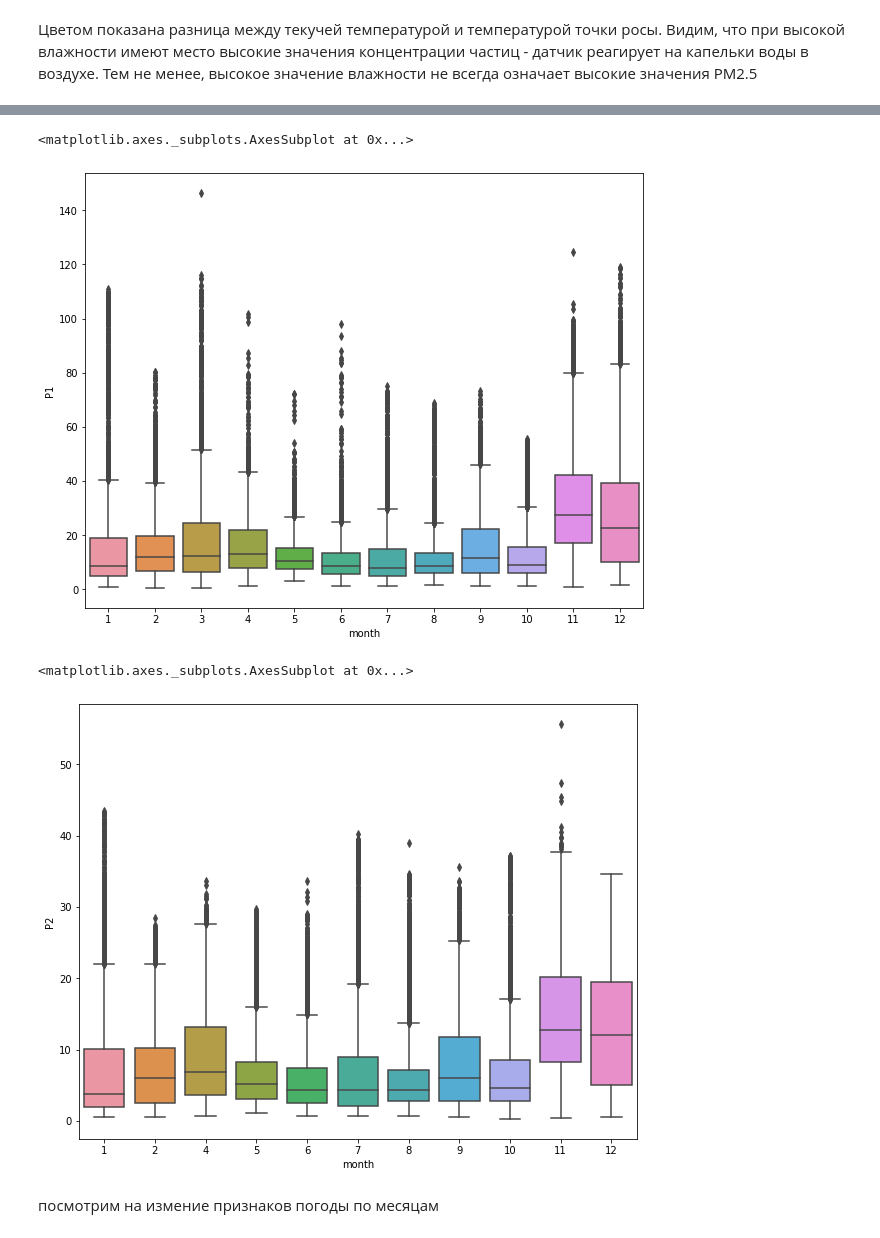
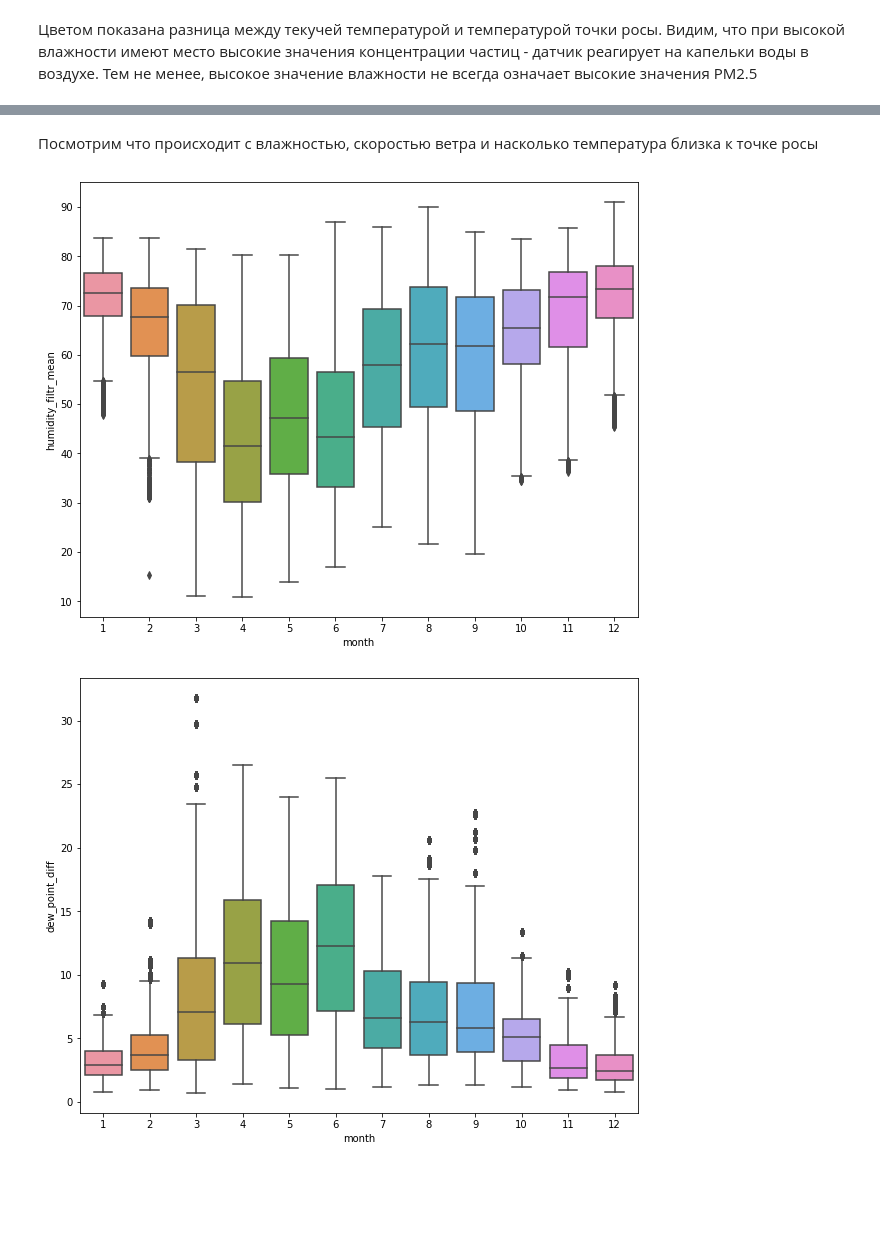
Before and after one commit to aerubanov/Proj_Air_Quality, a Jupyter notebook: notebooks/EDA.ipynb, the cells around one changed output, grey strips where cells are left out. Saved outputs shown, nothing was run; the diff lists cells and outputs as text; code cells hidden in the pictures; blank space fills up the shorter version.

```diff
--- a/notebooks/EDA.ipynb
+++ b/notebooks/EDA.ipynb
@@ -137,3 +139,5 @@ data.plot.scatter( 'humidity_filtr_mean', 'P2_filtr_mean',
+# %%
+data = data.tz_convert('Europe/Moscow')
 # %%
 data['hour'] = data.index.hour
 data['month'] = data.index.month
@@ -150,12 +179,11 @@ sns.boxplot(x='hour', y='P2', data=data)
+# %% [markdown]
+Посмотрим что происходит с влажностью, скоростью ветра и насколько температура близка к точке росы
 # %%
-sns.boxplot(x='month', y='P1', data=data)
+_ = sns.boxplot(x='month', y='humidity_filtr_mean', data=data)
 # %% [output]
-<matplotlib.axes._subplots.AxesSubplot at 0x...>
-[figure, old version]
+[figure, new version]
 # %%
-sns.boxplot(x='month', y='P2', data=data)
+data['dew_point_diff'] = data.temp_meteo - data.dew_point_temp
+_ = sns.boxplot(x='month', y='dew_point_diff', data=data)
 # %% [output]
-<matplotlib.axes._subplots.AxesSubplot at 0x...>
-[figure, old version]
+[figure, new version]
-# %% [markdown]
-посмотрим на измение признаков погоды по месяцам
```
Also changed, not shown: parts of 30 cells of this notebook.
